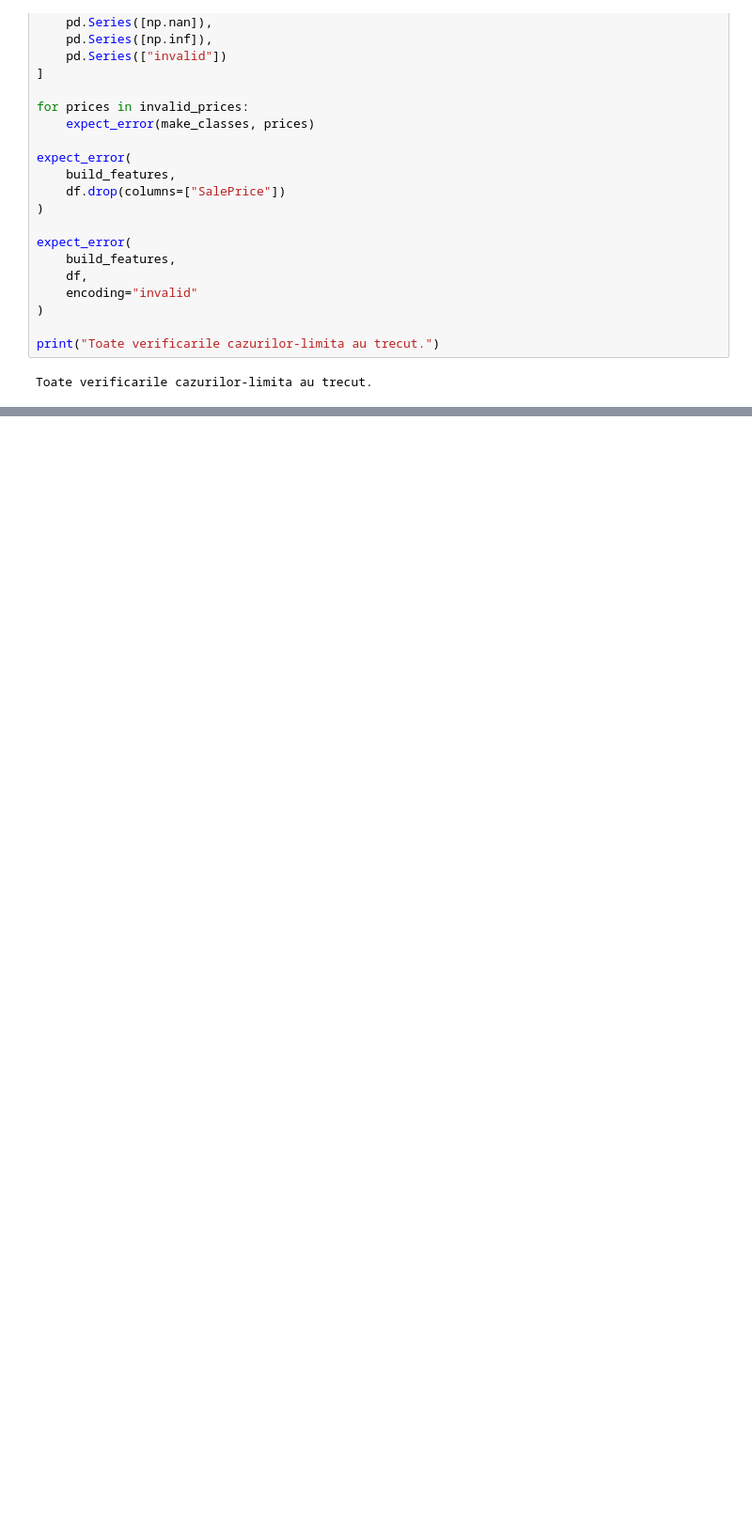
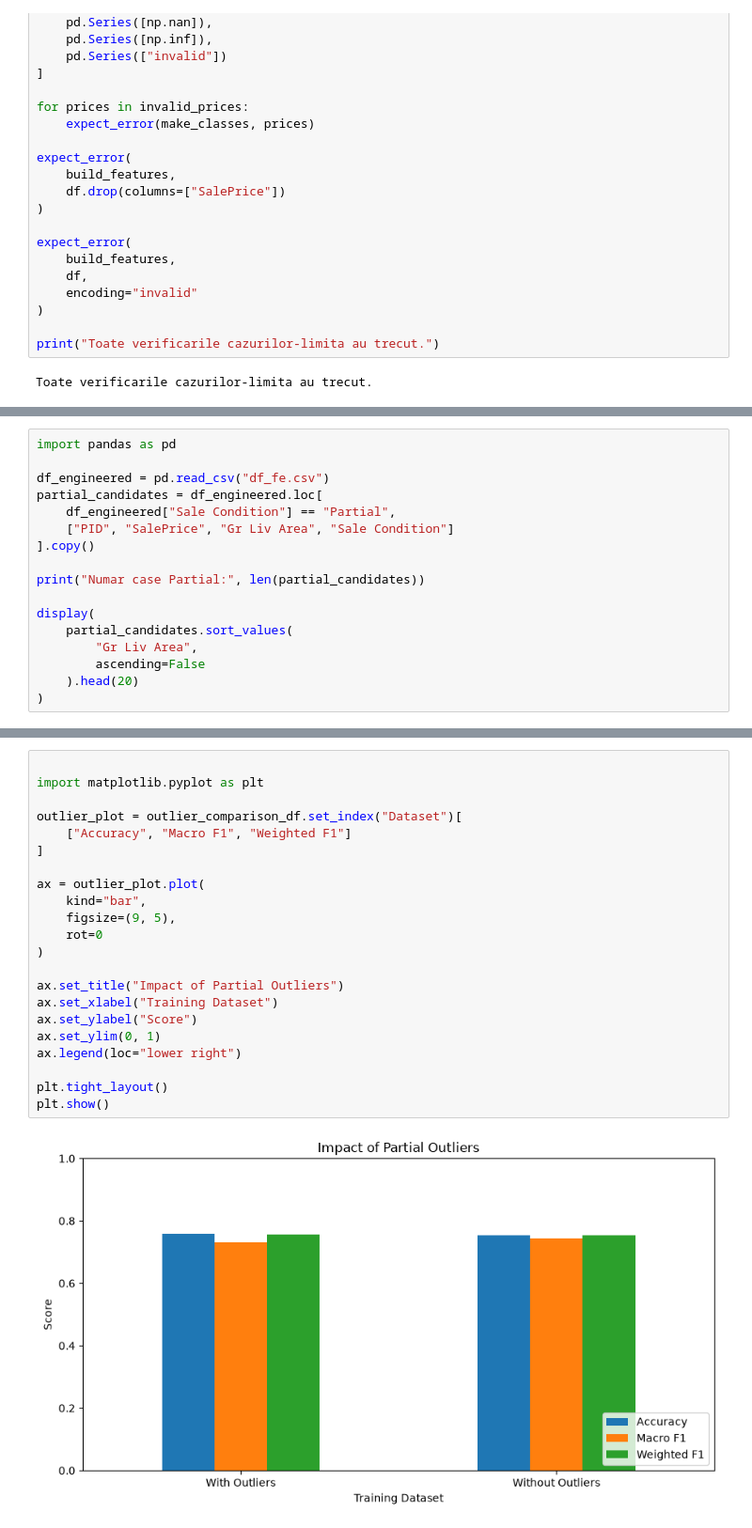
Before and after one commit to IuliaGalan/ames-housing-ML, a Jupyter notebook: data_validation.ipynb, the cells around one changed output, grey strips where cells are left out. Shown at 94% size. Cells and saved outputs as stored; diff of their text form; blank space fills up the shorter version.

```diff
--- a/data_validation.ipynb
+++ b/data_validation.ipynb
@@ -283,0 +817,17 @@ Toate verificarile cazurilor-limita au trecut.
+# %%
+import pandas as pd
+
+df_engineered = pd.read_csv("df_fe.csv")
+partial_candidates = df_engineered.loc[
+    df_engineered["Sale Condition"] == "Partial",
+    ["PID", "SalePrice", "Gr Liv Area", "Sale Condition"]
+].copy()
+
+print("Numar case Partial:", len(partial_candidates))
+
+display(
+    partial_candidates.sort_values(
+        "Gr Liv Area",
+        ascending=False
+    ).head(20)
+)
@@ -283,0 +997,24 @@ Toate verificarile cazurilor-limita au trecut.
+# %%
+
+import matplotlib.pyplot as plt
+
+outlier_plot = outlier_comparison_df.set_index("Dataset")[
+    ["Accuracy", "Macro F1", "Weighted F1"]
+]
+
+ax = outlier_plot.plot(
+    kind="bar",
+    figsize=(9, 5),
+    rot=0
+)
+
+ax.set_title("Impact of Partial Outliers")
+ax.set_xlabel("Training Dataset")
+ax.set_ylabel("Score")
+ax.set_ylim(0, 1)
+ax.legend(loc="lower right")
+
+plt.tight_layout()
+plt.show()
+# %% [output]
+[figure, added]
```
Also changed, not shown: parts of 41 cells of this notebook.
